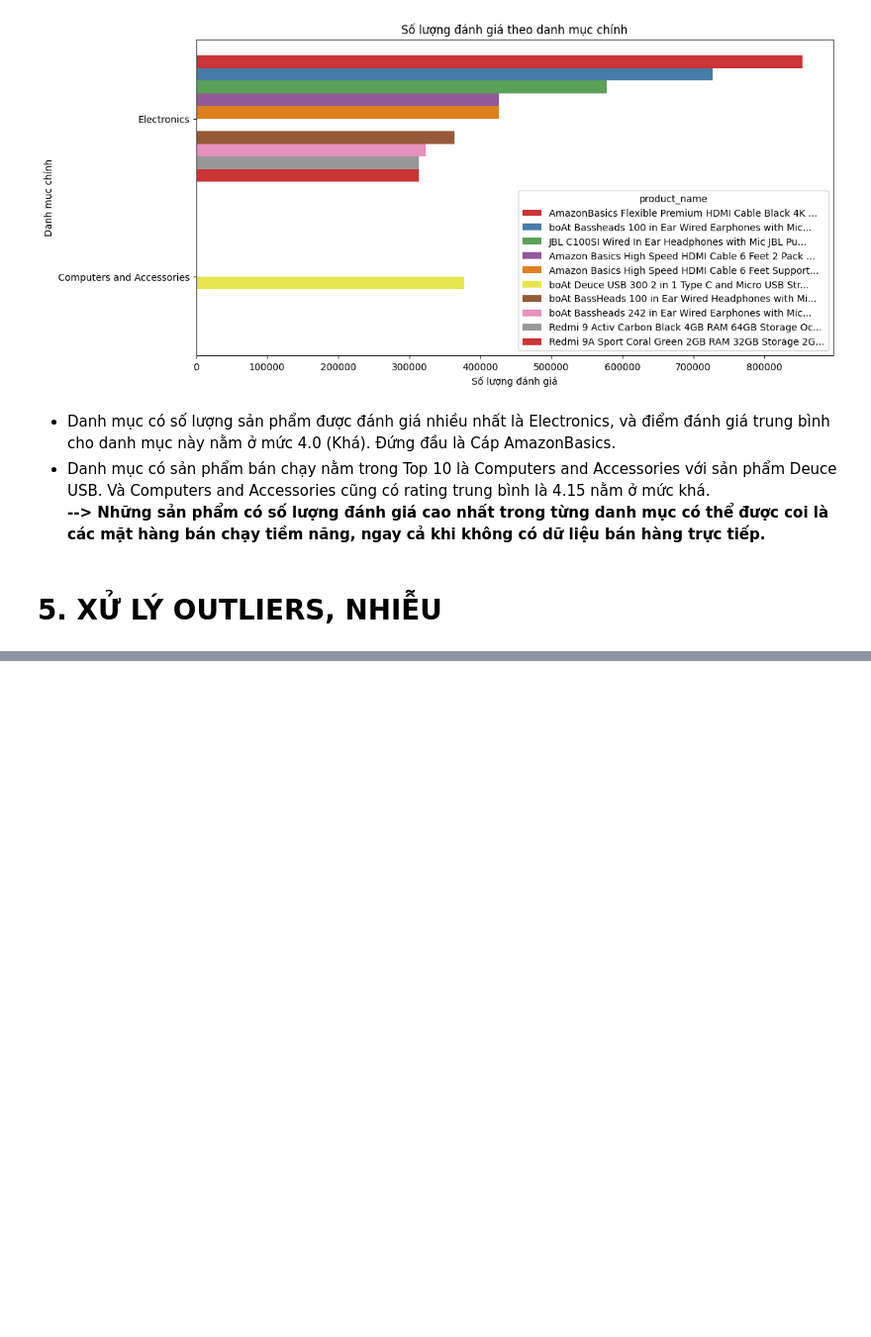
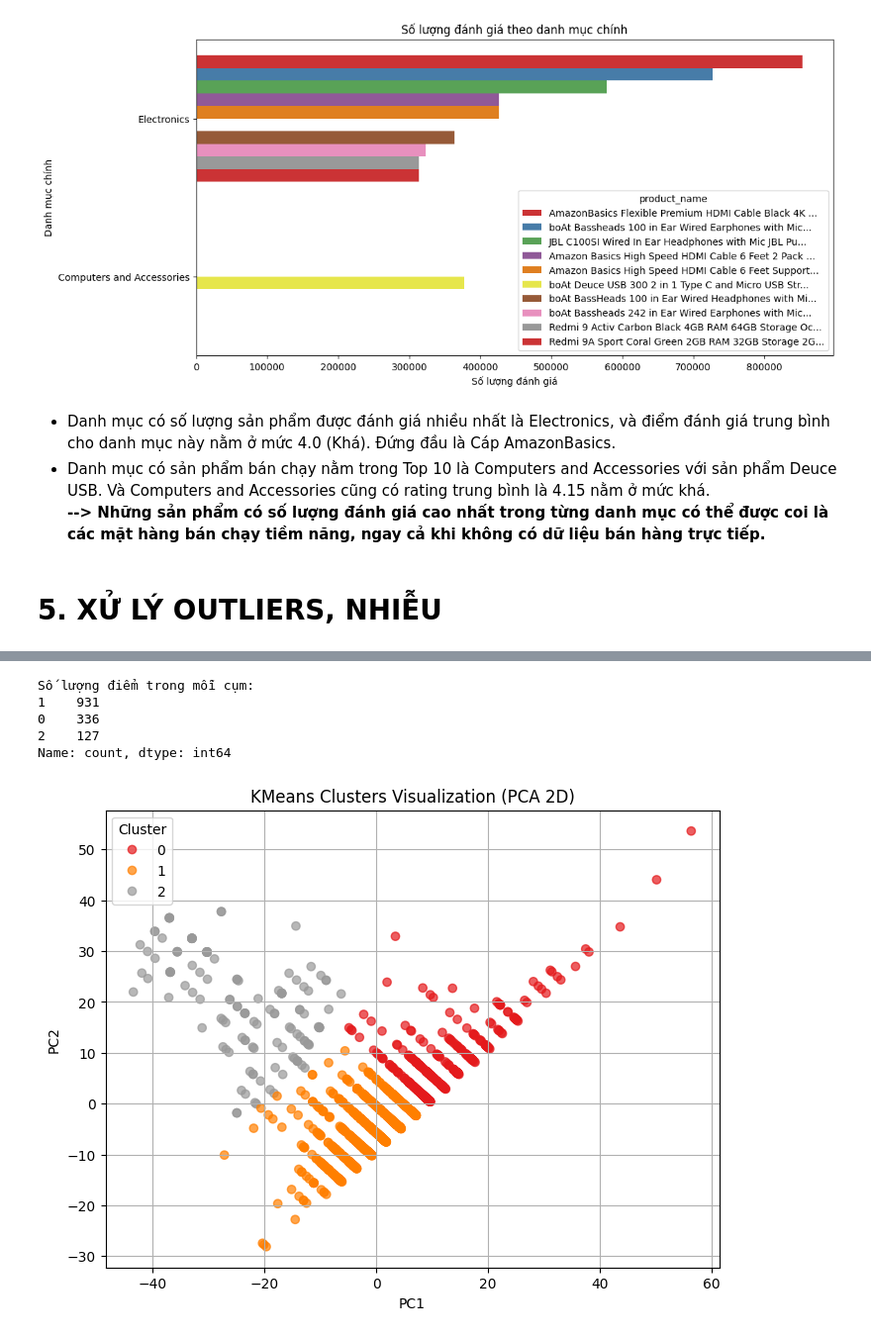
Before and after one commit to CongDon1207/data-mining-gr07, a Jupyter notebook: amazone_ex.ipynb, the cells around one changed output, grey strips where cells are left out. Shown at 99% size. Cells and saved outputs as stored; diff of their text form; code cells hidden in the pictures; blank space fills up the shorter version.

```diff
--- a/amazone_ex.ipynb
+++ b/amazone_ex.ipynb
@@ -499,0 +656,9 @@ plt.show()
+# %%
+from sklearn.preprocessing import StandardScaler
+
+num_cols = ['discounted_price', 'actual_price', 'rating']
+scaler = StandardScaler()
+df_processed[num_cols] = scaler.fit_transform(df_processed[num_cols])
+
+print("Đã chuẩn hóa các cột số:", num_cols)
+df_processed[num_cols].head()
@@ -499,0 +750,38 @@ plt.show()
+# %%
+from sklearn.cluster import KMeans
+
+# Phân cụm KMeans với k=3
+kmeans = KMeans(n_clusters=3, random_state=42, n_init=10)
+labels = kmeans.fit_predict(X)
+
+# Thêm nhãn cụm vào DataFrame
+df_processed['kmeans_cluster'] = labels
+
+# Thống kê số lượng điểm trong mỗi cụm
+print("Số lượng điểm trong mỗi cụm:")
+print(pd.Series(labels).value_counts())
+# %% [output]
+Số lượng điểm trong mỗi cụm:
+1    931
+0    336
+2    127
+Name: count, dtype: int64
+# %%
+from sklearn.decomposition import PCA
+import matplotlib.pyplot as plt
+
+# Giảm chiều dữ liệu xuống 2 thành phần chính với PCA
+pca = PCA(n_components=2, random_state=42)
+X_pca = pca.fit_transform(X)
+
+# Vẽ scatter plot, mỗi cụm một màu
+plt.figure(figsize=(8,6))
+scatter = plt.scatter(X_pca[:,0], X_pca[:,1], c=labels, cmap='Set1', alpha=0.7)
+plt.xlabel('PC1')
+plt.ylabel('PC2')
+plt.title('KMeans Clusters Visualization (PCA 2D)')
+plt.legend(*scatter.legend_elements(), title="Cluster")
+plt.grid(True)
+plt.show()
+# %% [output]
+[figure, added]
```
Also changed, not shown: parts of 30 cells of this notebook, 1 other file.
